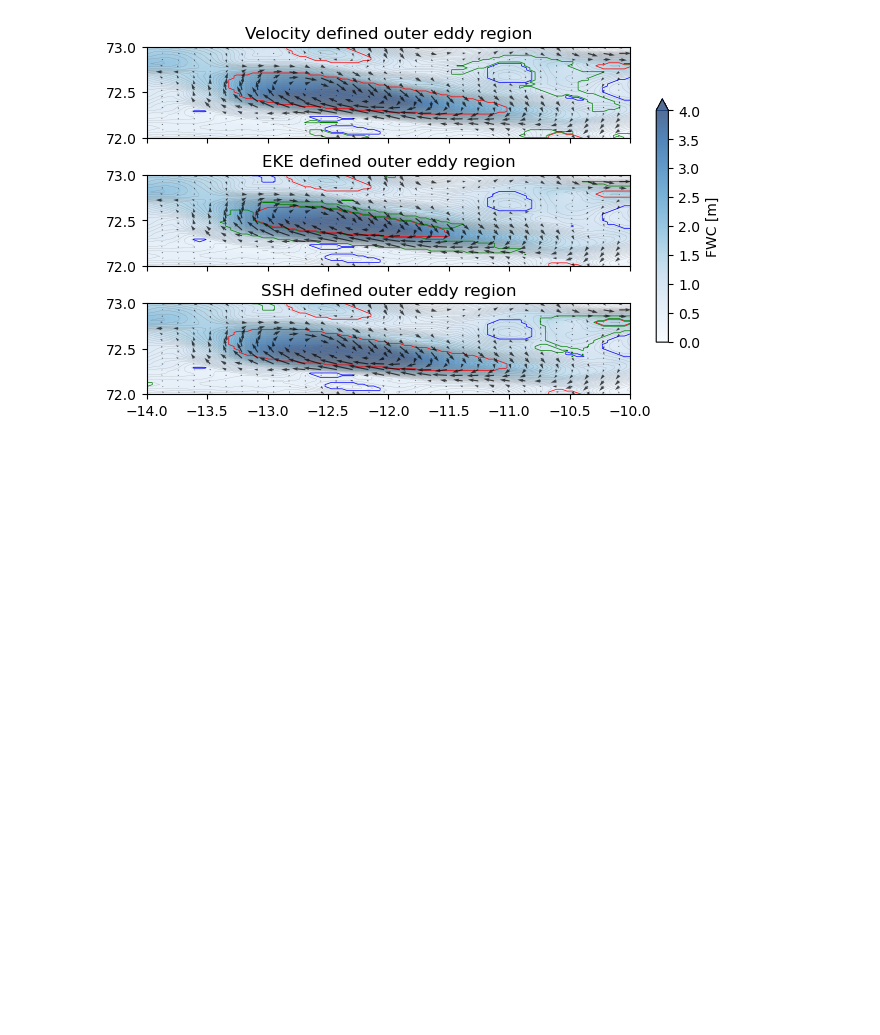
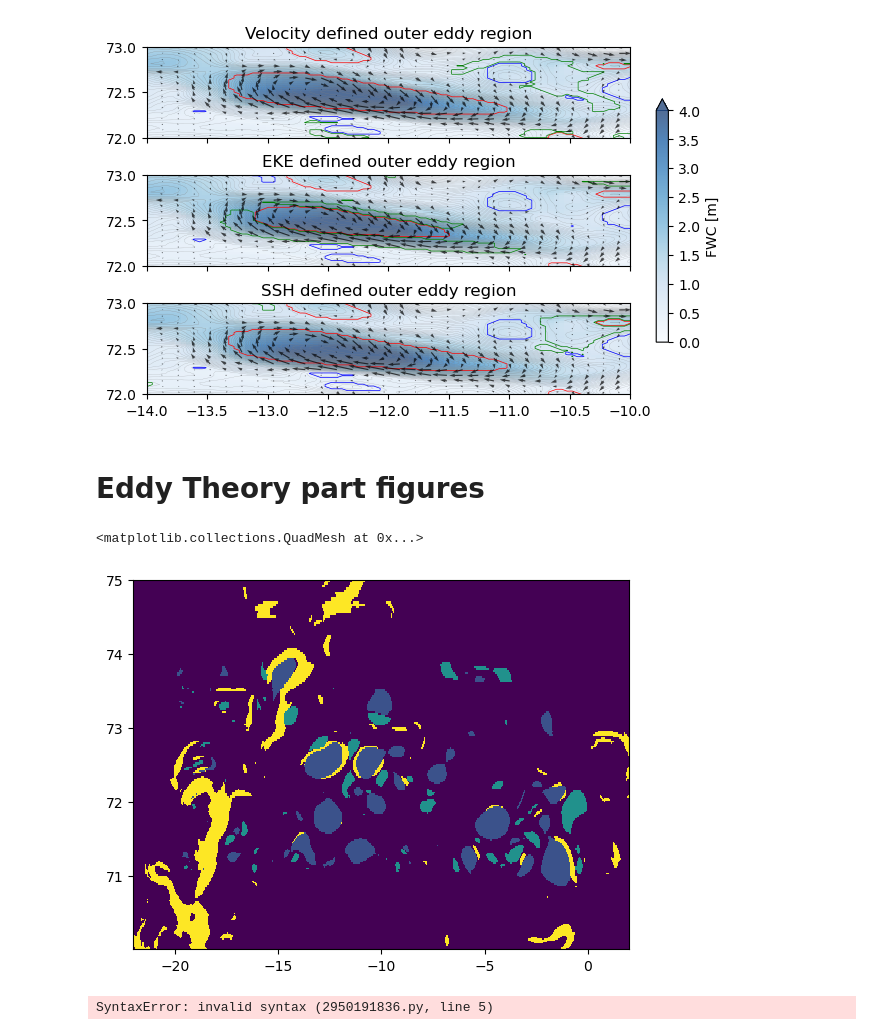
Before and after one commit to EirikKvamme/MScEirik, a Jupyter notebook: Eddies/EddyTheory.ipynb, the cells around one changed output. Cells and saved outputs as stored; diff of their text form; code cells hidden in the pictures; blank space fills up the shorter version.

Commit message:
Created eddy tracking, needs to be tested and confirmed as working

```diff
--- a/Eddies/EddyTheory.ipynb
+++ b/Eddies/EddyTheory.ipynb
@@ -401,3 +401,18 @@ fig.savefig(r'/nird/home/ekv036/MSc/Fig/EddyOuterRegionMethodsEX',dpi=300, facec
           transparent=False, bbox_inches=None,pad_inches=0.25)
 # %% [output]
 [figure]
+# %% [markdown]
+# Eddy Theory part figures
+# %%
+plt.pcolormesh(eddies.X,eddies.Y,eddies[0])
+# %% [output]
+<matplotlib.collections.QuadMesh at 0x...>
+[figure, added]
+# %%
+fig, ax = plt.subplots(
+    figsize=(6.2217,3), layout='constrained'
+)
+
+ax.
+# %% [output]
+SyntaxError: invalid syntax (2950191836.py, line 5)
```
Also changed, not shown: 3 other files.
